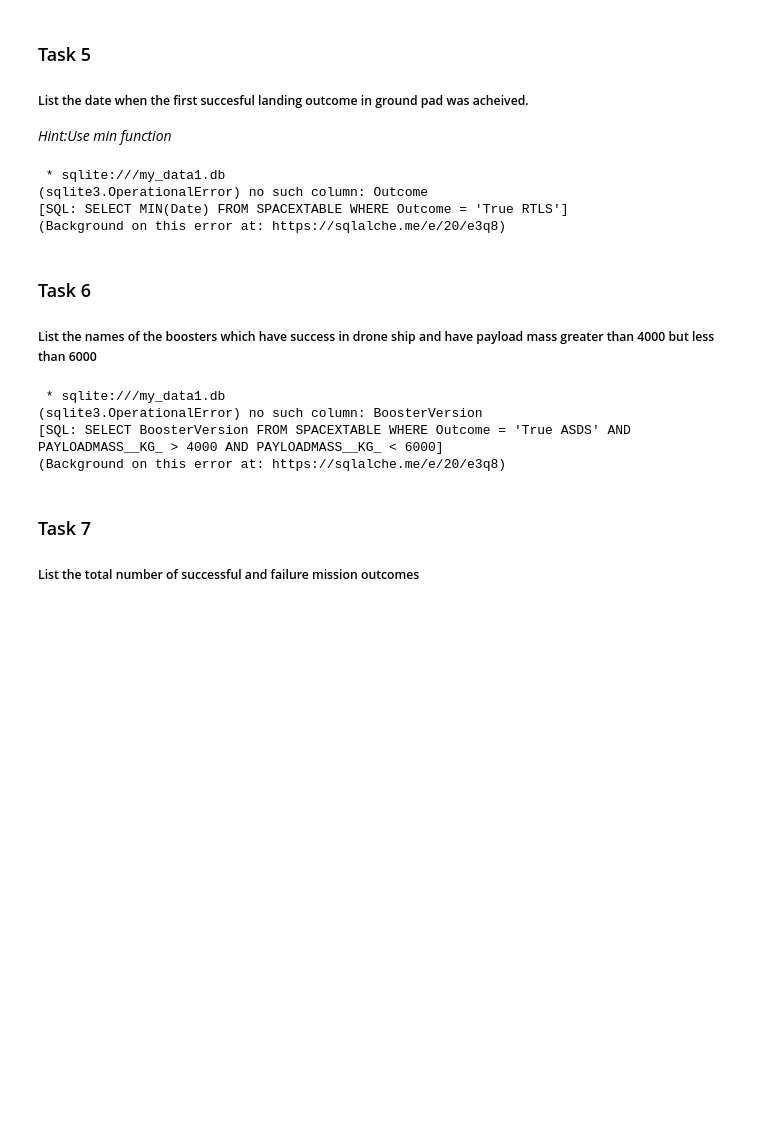
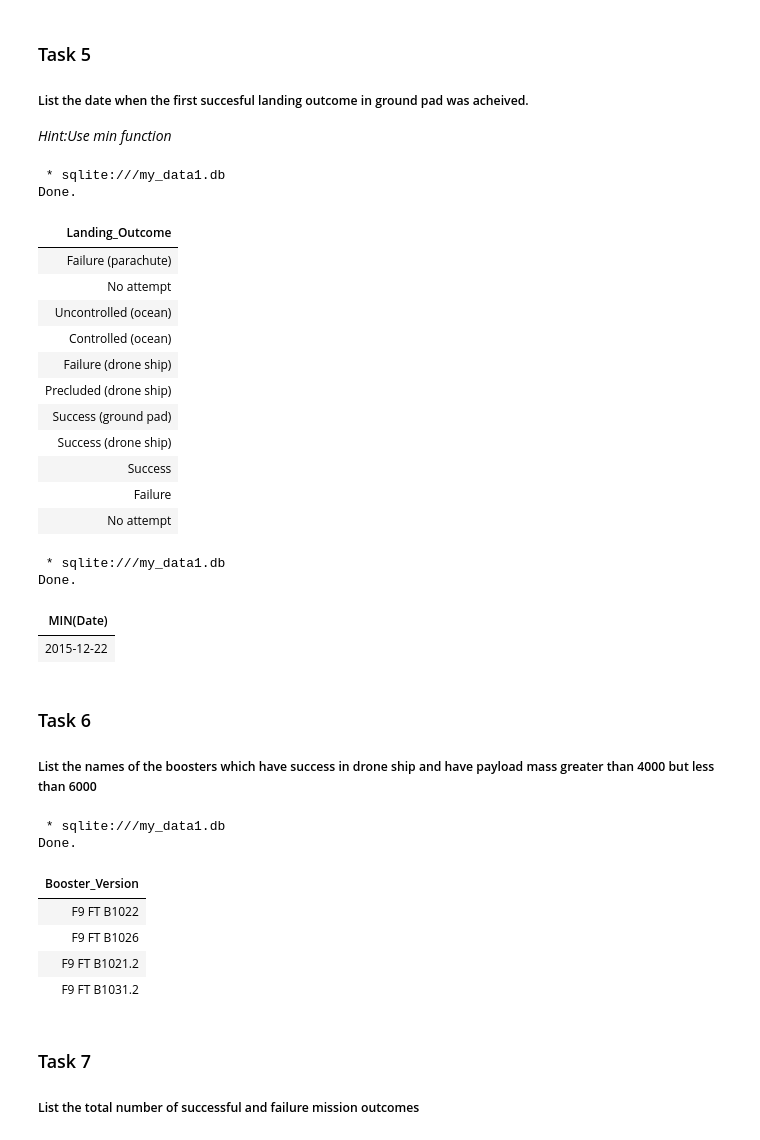
Before and after one commit to anatesan-01/Data-Science-Capstone--IBM, a Jupyter notebook: jupyter-labs-eda-sql-coursera_sqllite.ipynb, the cells around one changed output. Drawn from its saved outputs; the diff is of its cells as text; code cells hidden in the pictures; blank space fills up the shorter version.

```diff
--- a/jupyter-labs-eda-sql-coursera_sqllite.ipynb
+++ b/jupyter-labs-eda-sql-coursera_sqllite.ipynb
@@ -248,24 +265,54 @@ Now write and execute SQL queries to solve the assignment tasks.
 
 
 _Hint:Use min function_
+# %%
+%%sql
+SELECT DISTINCT "Landing_Outcome"
+FROM SPACEXTABLE;
+# %% [output]
+ * sqlite:///my_data1.db
+Done.
+| Landing_Outcome |
+| Failure (parachute) |
+| No attempt |
+| Uncontrolled (ocean) |
+| Controlled (ocean) |
+| Failure (drone ship) |
+| Precluded (drone ship) |
+| Success (ground pad) |
+| Success (drone ship) |
+| Success |
+| Failure |
+| No attempt |
 # %%
-%sql SELECT MIN(Date) FROM SPACEXTABLE WHERE Outcome = 'True RTLS'
+%%sql
+SELECT MIN(Date)
+FROM SPACEXTABLE
+WHERE "Landing_Outcome" = 'Success (ground pad)';
 # %% [output]
  * sqlite:///my_data1.db
-(sqlite3.OperationalError) no such column: Outcome
-[SQL: SELECT MIN(Date) FROM SPACEXTABLE WHERE Outcome = 'True RTLS']
-(Background on this error at: https://sqlalche.me/e/20/e3q8)
+Done.
+| MIN(Date) |
+| 2015-12-22 |
 # %% [markdown]
 ### Task 6
 
 ##### List the names of the boosters which have success in drone ship and have payload mass greater than 4000 but less than 6000
 # %%
-%sql SELECT BoosterVersion FROM SPACEXTABLE WHERE Outcome = 'True ASDS' AND PAYLOADMASS__KG_ > 4000 AND PAYLOADMASS__KG_ < 6000
+%%sql
+SELECT DISTINCT "Booster_Version"
+FROM SPACEXTABLE
+WHERE "Landing_Outcome" = 'Success (drone ship)'
+  AND "PAYLOAD_MASS__KG_" > 4000
+  AND "PAYLOAD_MASS__KG_" < 6000;
 # %% [output]
  * sqlite:///my_data1.db
-(sqlite3.OperationalError) no such column: BoosterVersion
-[SQL: SELECT BoosterVersion FROM SPACEXTABLE WHERE Outcome = 'True ASDS' AND PAYLOADMASS__KG_ > 4000 AND PAYLOADMASS__KG_ < 6000]
-(Background on this error at: https://sqlalche.me/e/20/e3q8)
+Done.
+| Booster_Version |
+| F9 FT B1022 |
+| F9 FT B1026 |
+| F9 FT B1021.2 |
+| F9 FT B1031.2 |
 # %% [markdown]
 ### Task 7
 
```
Also changed, not shown: parts of 12 cells of this notebook, 20 other files.
